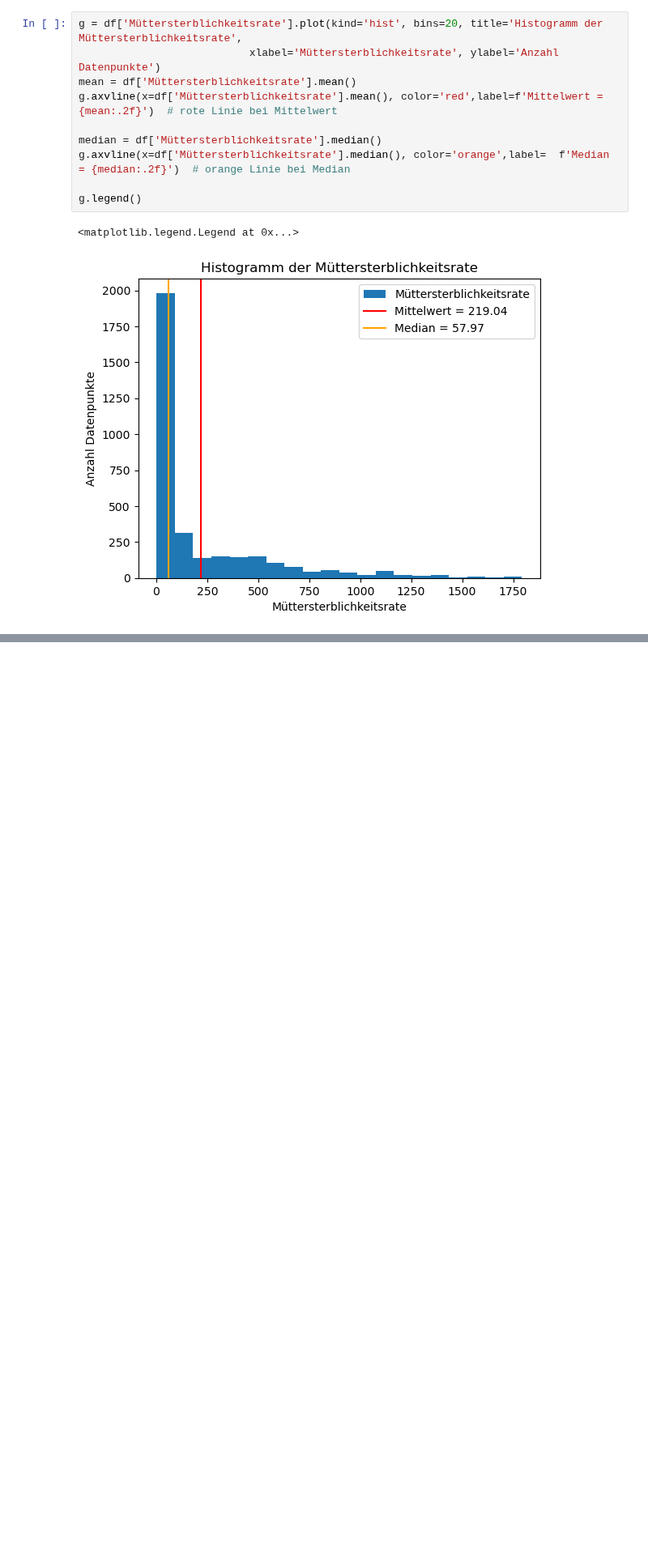
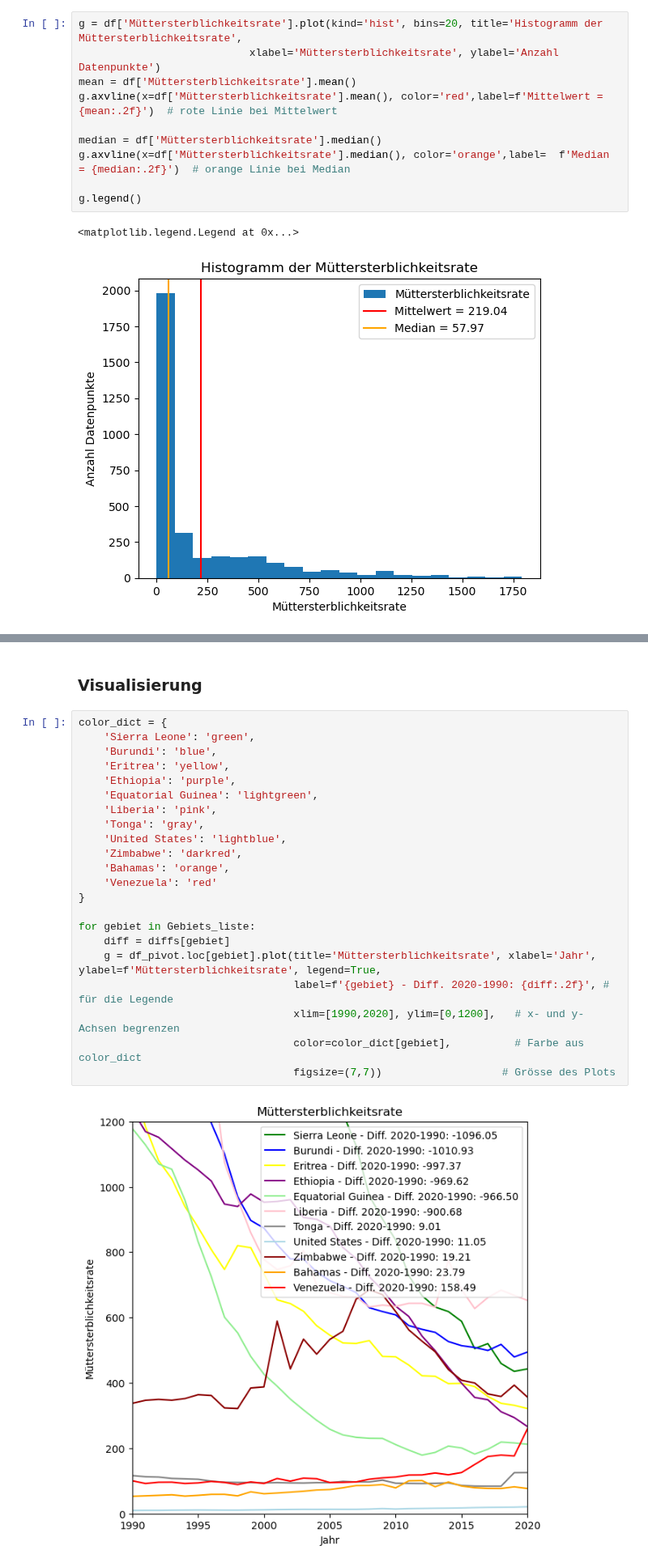
Before and after one commit to veronikamiteva/Pandas_Leistungsnachweis, a Jupyter notebook: Grundgerüst_Leistungsnachweis.ipynb, the cells around one changed output, grey strips where cells are left out. Shown at 81% size. Drawn from its saved outputs; the diff is of its cells as text; blank space fills up the shorter version.

```diff
--- a/Grundgerüst_Leistungsnachweis.ipynb
+++ b/Grundgerüst_Leistungsnachweis.ipynb
@@ -212,0 +264,26 @@ g.legend()
+# %% [markdown]
+### Visualisierung
+# %%
+color_dict = {
+    'Sierra Leone': 'green',
+    'Burundi': 'blue',
+    'Eritrea': 'yellow',
+    'Ethiopia': 'purple',
+    'Equatorial Guinea': 'lightgreen',
+    'Liberia': 'pink',
+    'Tonga': 'gray',
+    'United States': 'lightblue',
+    'Zimbabwe': 'darkred',
+    'Bahamas': 'orange',
+    'Venezuela': 'red'
+}
+
+for gebiet in Gebiets_liste:
+    diff = diffs[gebiet]
+    g = df_pivot.loc[gebiet].plot(title='Müttersterblichkeitsrate', xlabel='Jahr', ylabel=f'Müttersterblichkeitsrate', legend=True,
+                                  label=f'{gebiet} - Diff. 2020-1990: {diff:.2f}', # für die Legende
+                                  xlim=[1990,2020], ylim=[0,1200],   # x- und y-Achsen begrenzen
+                                  color=color_dict[gebiet],          # Farbe aus color_dict
+                                  figsize=(7,7))                   # Grösse des Plots
+# %% [output]
+[figure, added]
```
Also changed, not shown: parts of 7 cells of this notebook.
